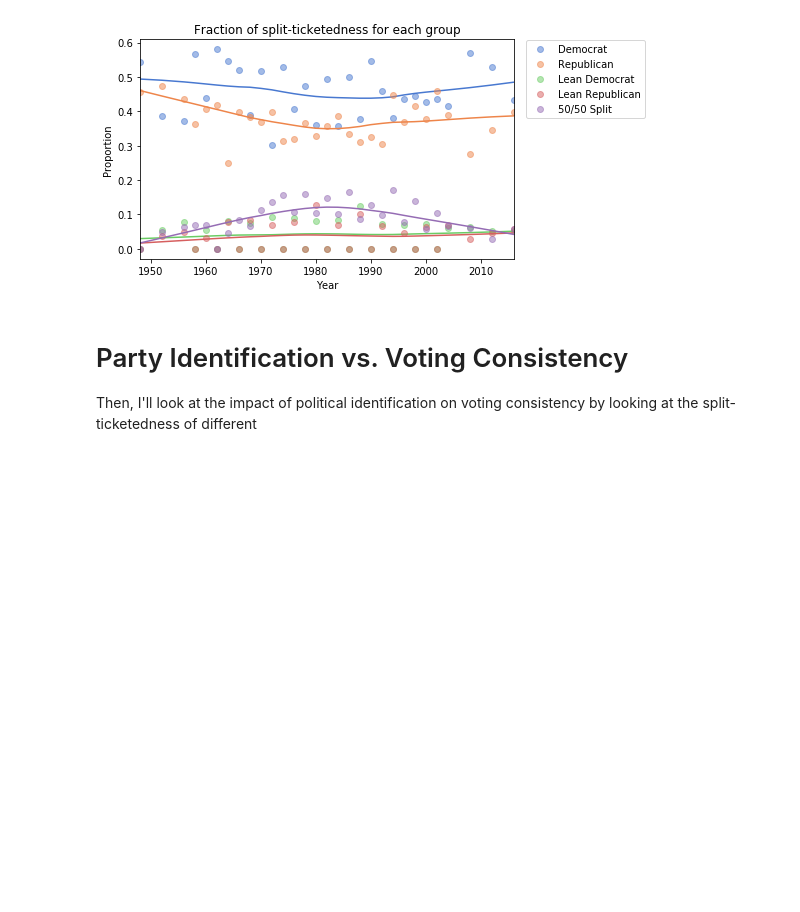
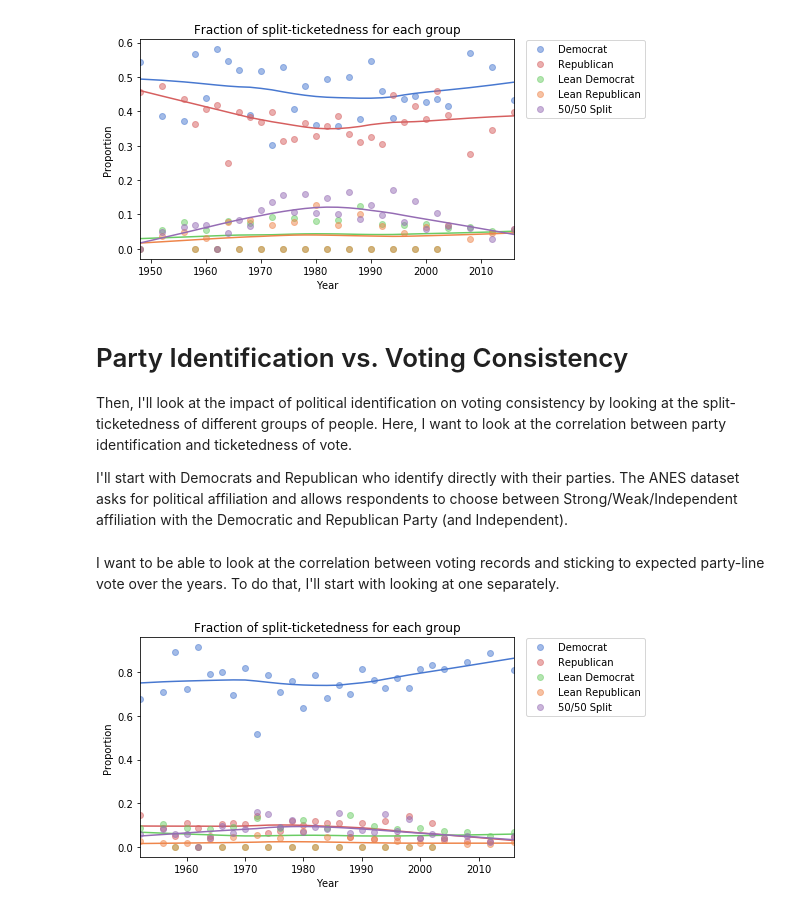
Before and after one commit to anushadatar/split-ticket, a Jupyter notebook: Analysis.ipynb, the cells around one changed output. Saved outputs shown, nothing was run; the diff lists cells and outputs as text; code cells hidden in the pictures; blank space fills up the shorter version.

Commit message:
added plots for splits per polview.

```diff
--- a/Analysis.ipynb
+++ b/Analysis.ipynb
@@ -255,6 +255,11 @@ def anchor_legend(x, y):
 
 columns = ['Democrat', 'Republican', 'Lean Democrat', 'Lean Republican', '50/50 Split']
 
-# TODO Make these colors align with the political spectrum depicted.
 muted = sns.color_palette('muted', 5)
+# Swap to align with the political spectrum colors.
+orange = muted[1]
+muted[1] = muted[3]
+muted[3] = orange
+
 color_map = dict(zip(columns, muted))
+muted[4]
@@ -270,4 +277,45 @@ anchor_legend(1.02, 1.02)
 # %% [markdown]
 # Party Identification vs. Voting Consistency
 
-Then, I'll look at the impact of political identification on voting consistency by looking at the split-ticketedness of different
+Then, I'll look at the impact of political identification on voting consistency by looking at the split-ticketedness of different groups of people. Here, I want to look at the correlation between party identification and ticketedness of vote.
+
+I'll start with Democrats and Republican who identify directly with their parties. The ANES dataset asks for political affiliation and allows respondents to choose between Strong/Weak/Independent affiliation with the Democratic and Republican Party (and Independent).
+# %%
+# Democrats.
+strong_democrat_filter = (df["VCF0301"] == '1. Strong Democrat')
+weak_democrat_filter   = (df["VCF0301"] == '2. Weak Democrat')
+strong_democrat_split  = split[strong_democrat_filter]
+weak_democrat_split    = split[weak_democrat_filter]
+all_democrat_split = pd.concat([strong_democrat_split, weak_democrat_split])
+
+# Republicans.
+strong_republican_filter = (df["VCF0301"] == '7. Strong Republican')
+weak_republican_filter   = (df["VCF0301"] == '6. Weak Republican')
+strong_republican_split  = split[strong_republican_filter]
+weak_republican_split    = split[weak_republican_filter]
+all_republican_split = pd.concat([strong_republican_split, weak_republican_split])
+
+
+# Independents.
+independent_democrat_filter    = (df["VCF0301"] == '3. Independent - Democrat')
+independent_republican_filter  = (df["VCF0301"] == '5. Independent - Republican')
+independent_independent_filter = (df['VCF0301'] == '4. Independent - Independent')
+independet_democrat_splits     = split[independent_democrat_filter]
+independent_republican_splits  = split[independent_republican_filter]
+independent_independent_splits = split[independent_independent_filter]
+all_independent_split = pd.concat([independet_democrat_splits, independent_republican_splits, independent_independent_splits])
+# %% [markdown]
+I want to be able to look at the correlation between voting records and sticking to expected party-line vote over the years. To do that, I'll start with looking at one separately.
+# %%
+# Crosstabulate and normalize by year.
+xtab_norm = pd.crosstab(year, all_democrat_split, normalize='index')
+xtab_norm
+
+plot_columns_lowess(xtab_norm, columns, color_map)
+decorate(xlabel='Year',
+         ylabel='Proportion',
+         title='Fraction of split-ticketedness for each group')
+
+anchor_legend(1.02, 1.02)
+# %% [output]
+[figure, added]
```
Also changed, not shown: parts of 3 cells of this notebook, 1 other file.
